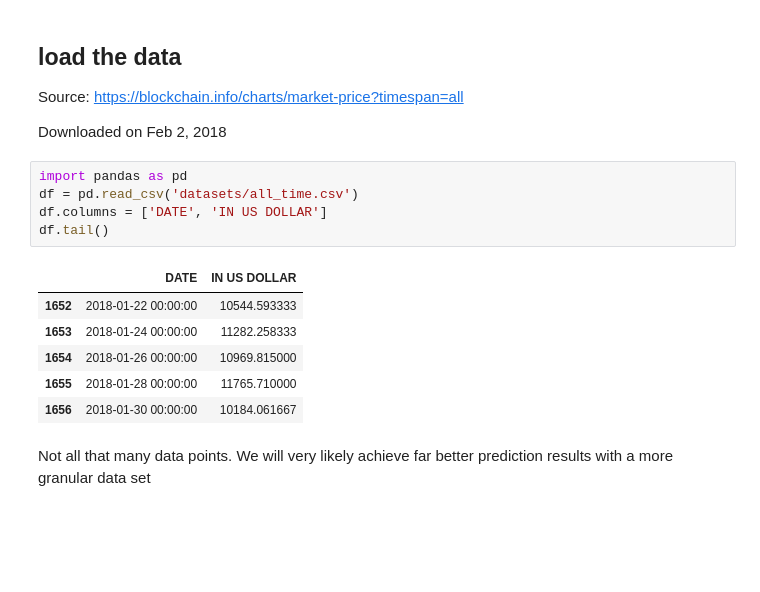
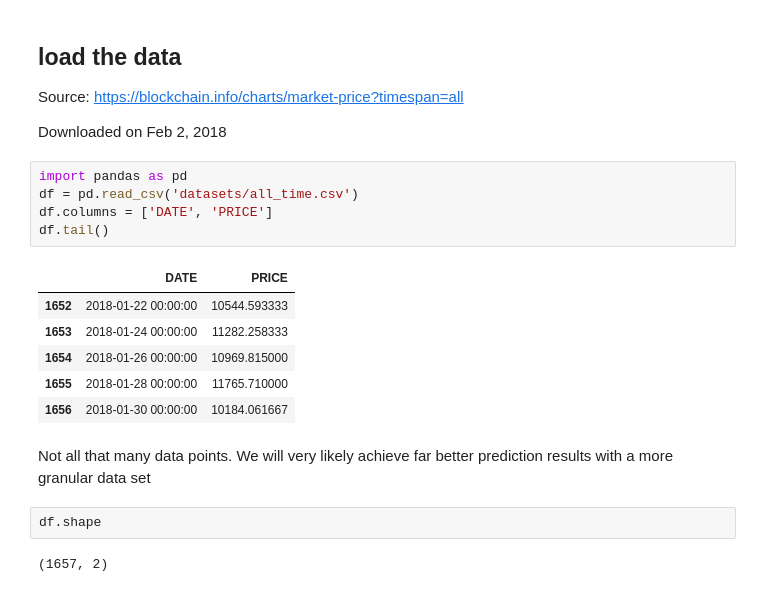
Before and after one commit to oem/bitcoin-prediction, a Jupyter notebook: lstm_bitcoin.ipynb, the cells around one changed output. Cells and saved outputs as stored; diff of their text form; blank space fills up the shorter version.

```diff
--- a/lstm_bitcoin.ipynb
+++ b/lstm_bitcoin.ipynb
@@ -9,10 +9,10 @@ Downloaded on Feb 2, 2018
 # %%
 import pandas as pd
 df = pd.read_csv('datasets/all_time.csv')
-df.columns = ['DATE', 'IN US DOLLAR']
+df.columns = ['DATE', 'PRICE']
 df.tail()
 # %% [output]
-|  | DATE | IN US DOLLAR |
+|  | DATE | PRICE |
 | 1652 | 2018-01-22 00:00:00 | 10544.593333 |
 | 1653 | 2018-01-24 00:00:00 | 11282.258333 |
 | 1654 | 2018-01-26 00:00:00 | 10969.815000 |
@@ -20,3 +20,7 @@ df.tail()
 | 1656 | 2018-01-30 00:00:00 | 10184.061667 |
 # %% [markdown]
 Not all that many data points. We will very likely achieve far better prediction results with a more granular data set
+# %%
+df.shape
+# %% [output]
+(1657, 2)
```
Also changed, not shown: parts of 2 cells of this notebook.
